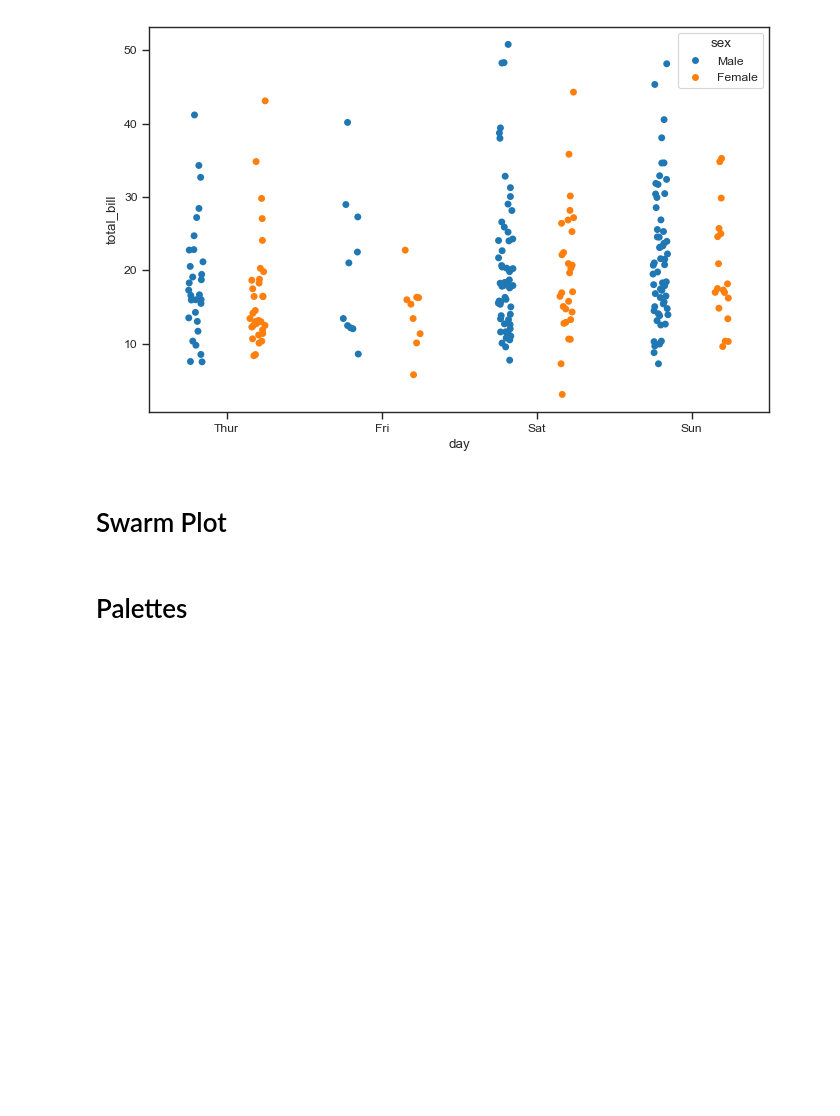
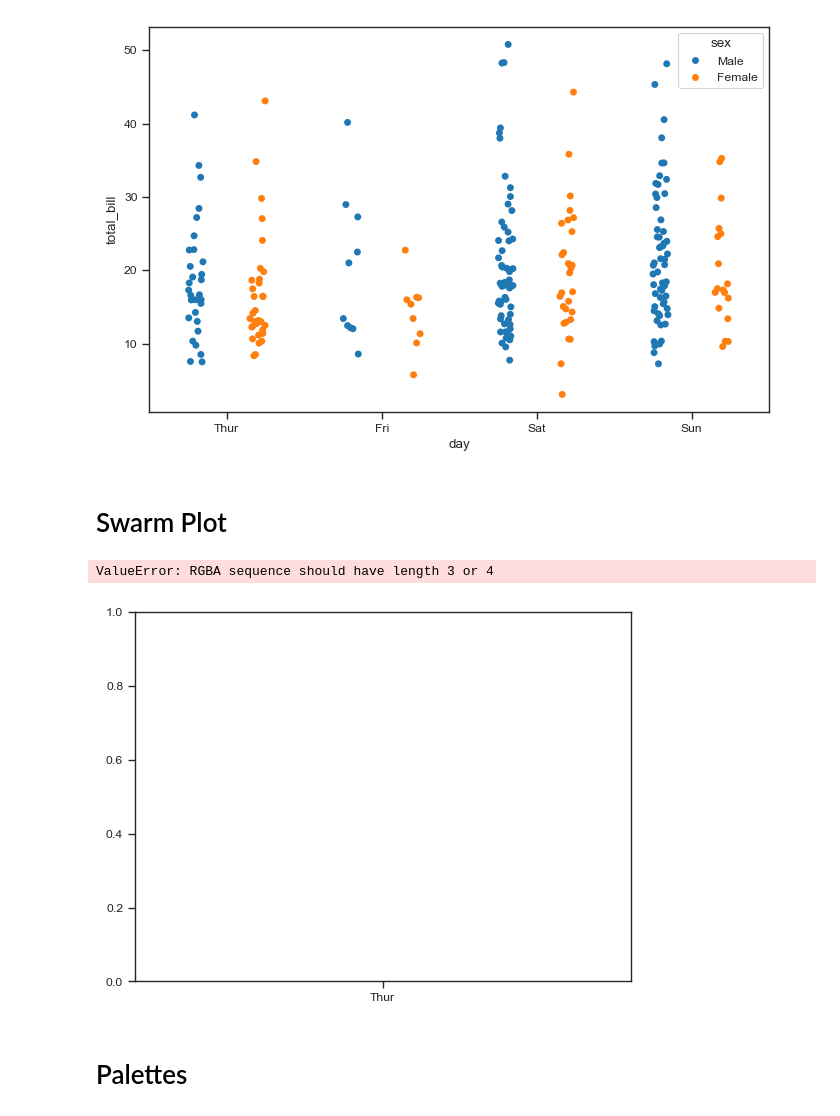
Before and after one commit to BalaSaiKoundinya5/Python-Seaborn-Library-Practice, a Jupyter notebook: Python Seaborn Library.ipynb, the cells around one changed output. Cells and saved outputs as stored; diff of their text form; code cells hidden in the pictures; blank space fills up the shorter version.

```diff
--- a/Python Seaborn Library.ipynb
+++ b/Python Seaborn Library.ipynb
@@ -161,6 +161,11 @@ sns.stripplot(x='day',y='total_bill',data=tips_df,jitter=True,hue='sex',dodge=Tr
 [figure]
 # %% [markdown]
 # Swarm Plot
+# %%
+sns.swarmplot(x='day',y='total_bill',data=tips_df,color='')
+# %% [output]
+ValueError: RGBA sequence should have length 3 or 4
+[figure, added]
 # %% [markdown]
 # Palettes
 # %% [markdown]
```
